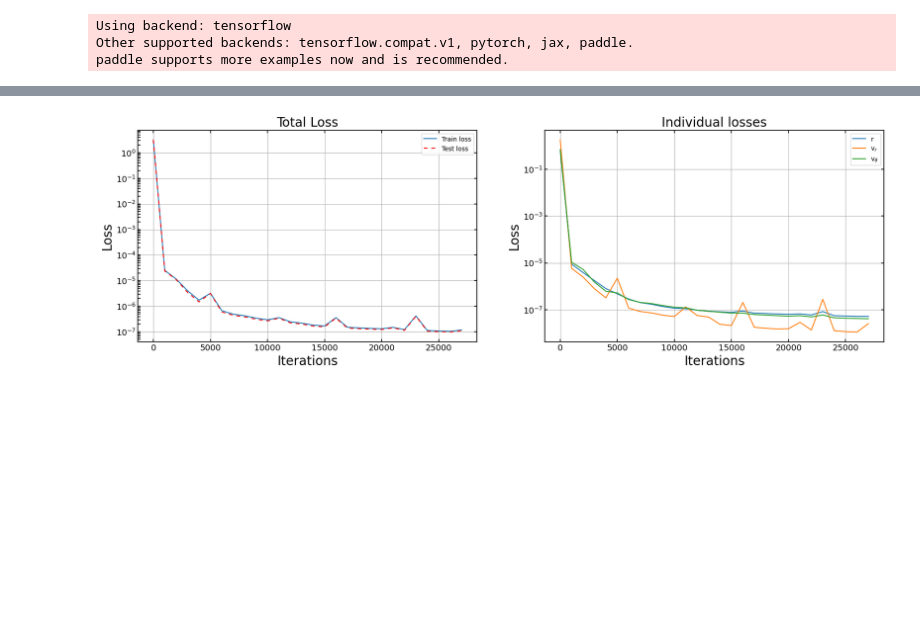
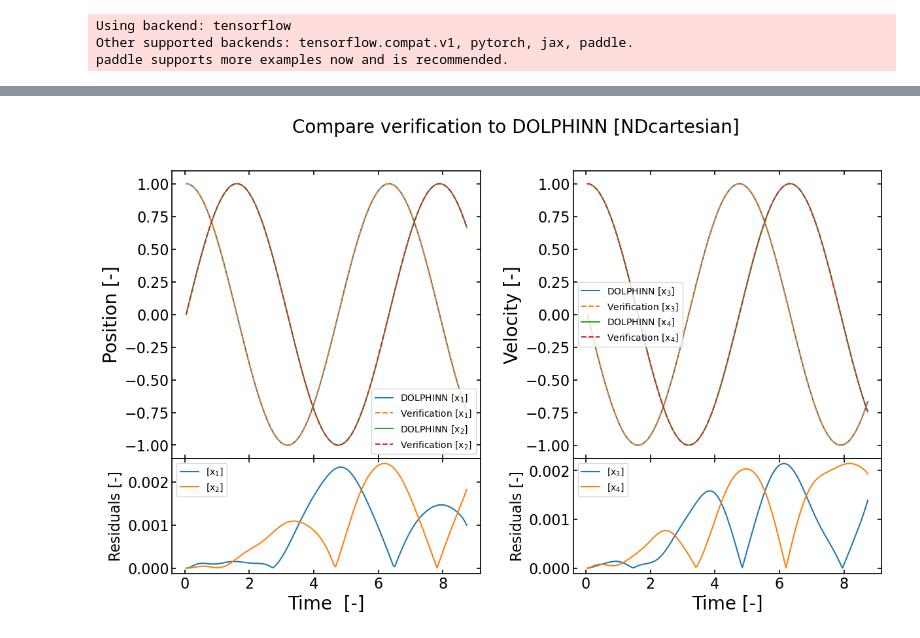
Before and after one commit to thomas7392/DOLPHINN, a Jupyter notebook: Experiments/inspect_dolphinn.ipynb, the cells around one changed output, grey strips where cells are left out. Drawn from its saved outputs; the diff is of its cells as text; code cells hidden in the pictures; blank space fills up the shorter version.

```diff
--- a/Experiments/inspect_dolphinn.ipynb
+++ b/Experiments/inspect_dolphinn.ipynb
@@ -26,5 +21,5 @@ Using backend: tensorflow
 Other supported backends: tensorflow.compat.v1, pytorch, jax, paddle.
 paddle supports more examples now and is recommended.
 # %%
-problem = DOLPHINN.from_solution("../Data/test/", verbose = True)
+problem = DOLPHINN.from_solution("../Data/test2/", verbose = True)
 # %% [output]
@@ -97,5 +57,4 @@ plt.plot(problem.bench.states['NDcartesian'][:,1], problem.bench.states['NDcarte
 # %%
-plotting.plot_loss(problem)
-#plotting.plot_transfer(problem)
+plotting.compare(problem, coordinates = "NDcartesian", log = False)
 # %% [output]
-[figure, old version]
+[figure, new version]
```
Also changed, not shown: parts of 8 cells of this notebook, 1 other file.
